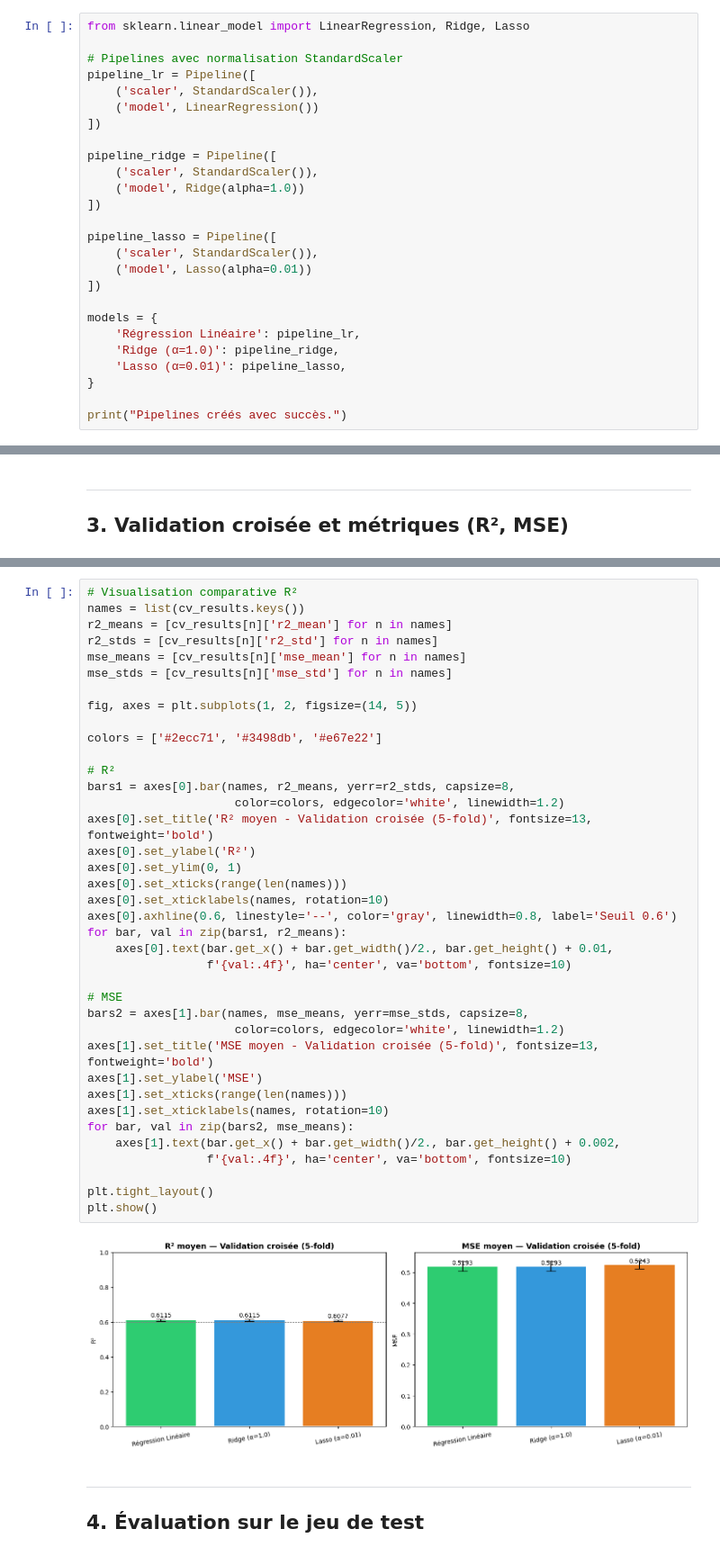
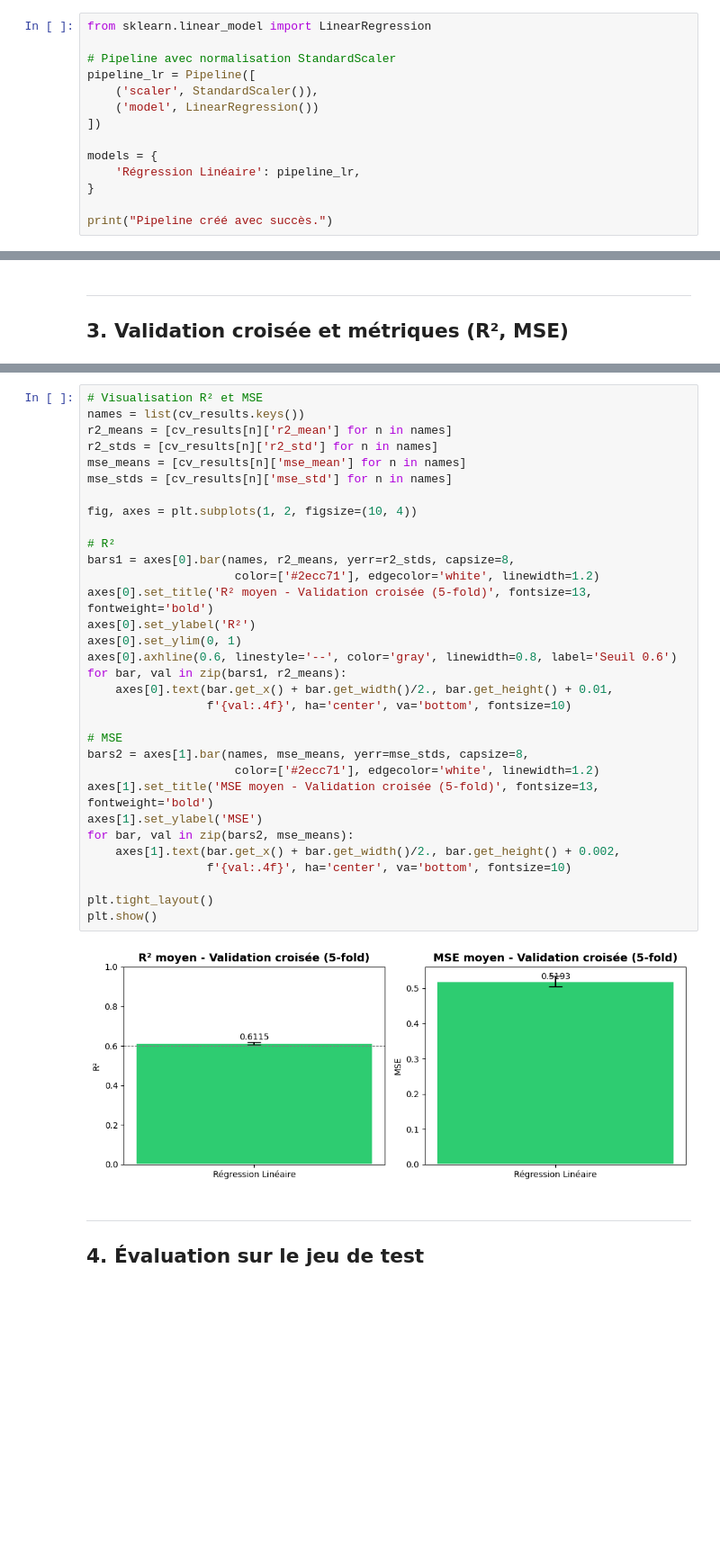
Before and after one commit to CESI-FISA-Info-24-27/IA-groupe-02, a Jupyter notebook: lessons/prosit_2/prosit_2.ipynb, the cells around one changed output, grey strips where cells are left out. Shown at 90% size. Saved outputs shown, nothing was run; the diff lists cells and outputs as text; blank space fills up the shorter version.

```diff
--- a/lessons/prosit_2/prosit_2.ipynb
+++ b/lessons/prosit_2/prosit_2.ipynb
@@ -149,29 +149,17 @@ print(f"Taille jeu de test        : {X_test.shape}")
 Taille jeu d'entraînement : (16512, 8)
 Taille jeu de test        : (4128, 8)
 # %%
-from sklearn.linear_model import LinearRegression, Ridge, Lasso
+from sklearn.linear_model import LinearRegression
 
-# Pipelines avec normalisation StandardScaler
+# Pipeline avec normalisation StandardScaler
 pipeline_lr = Pipeline([
     ('scaler', StandardScaler()),
     ('model', LinearRegression())
 ])
 
-pipeline_ridge = Pipeline([
-    ('scaler', StandardScaler()),
-    ('model', Ridge(alpha=1.0))
-])
-
-pipeline_lasso = Pipeline([
-    ('scaler', StandardScaler()),
-    ('model', Lasso(alpha=0.01))
-])
-
 models = {
     'Régression Linéaire': pipeline_lr,
-    'Ridge (α=1.0)': pipeline_ridge,
-    'Lasso (α=0.01)': pipeline_lasso,
 }
 
-print("Pipelines créés avec succès.")
+print("Pipeline créé avec succès.")
 # %% [output]
@@ -213,43 +199,37 @@ Lasso (α=0.01)            0.6077             0.0046       0.5243             0.
 # %%
-# Visualisation comparative R²
+# Visualisation R² et MSE
 names = list(cv_results.keys())
 r2_means = [cv_results[n]['r2_mean'] for n in names]
 r2_stds = [cv_results[n]['r2_std'] for n in names]
 mse_means = [cv_results[n]['mse_mean'] for n in names]
 mse_stds = [cv_results[n]['mse_std'] for n in names]
 
-fig, axes = plt.subplots(1, 2, figsize=(14, 5))
-
-colors = ['#2ecc71', '#3498db', '#e67e22']
+fig, axes = plt.subplots(1, 2, figsize=(10, 4))
 
 # R²
 bars1 = axes[0].bar(names, r2_means, yerr=r2_stds, capsize=8,
-                     color=colors, edgecolor='white', linewidth=1.2)
+                     color=['#2ecc71'], edgecolor='white', linewidth=1.2)
 axes[0].set_title('R² moyen - Validation croisée (5-fold)', fontsize=13, fontweight='bold')
 axes[0].set_ylabel('R²')
 axes[0].set_ylim(0, 1)
-axes[0].set_xticks(range(len(names)))
-axes[0].set_xticklabels(names, rotation=10)
 axes[0].axhline(0.6, linestyle='--', color='gray', linewidth=0.8, label='Seuil 0.6')
 for bar, val in zip(bars1, r2_means):
     axes[0].text(bar.get_x() + bar.get_width()/2., bar.get_height() + 0.01,
                  f'{val:.4f}', ha='center', va='bottom', fontsize=10)
 
 # MSE
 bars2 = axes[1].bar(names, mse_means, yerr=mse_stds, capsize=8,
-                     color=colors, edgecolor='white', linewidth=1.2)
+                     color=['#2ecc71'], edgecolor='white', linewidth=1.2)
 axes[1].set_title('MSE moyen - Validation croisée (5-fold)', fontsize=13, fontweight='bold')
 axes[1].set_ylabel('MSE')
-axes[1].set_xticks(range(len(names)))
-axes[1].set_xticklabels(names, rotation=10)
 for bar, val in zip(bars2, mse_means):
     axes[1].text(bar.get_x() + bar.get_width()/2., bar.get_height() + 0.002,
                  f'{val:.4f}', ha='center', va='bottom', fontsize=10)
 
 plt.tight_layout()
 plt.show()
 # %% [output]
-[figure, old version]
+[figure, new version]
 # %% [markdown]
 ---
 ## 4. Évaluation sur le jeu de test
```
Also changed, not shown: parts of 14 cells of this notebook.
